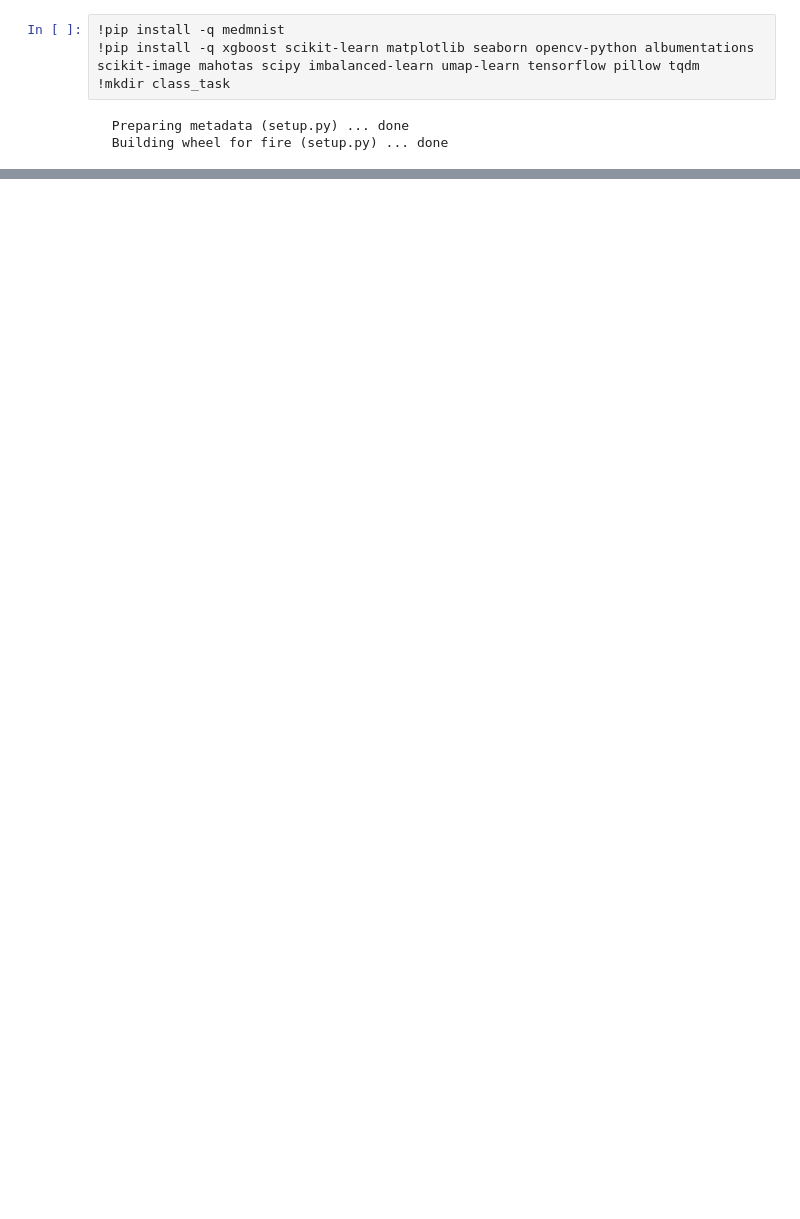
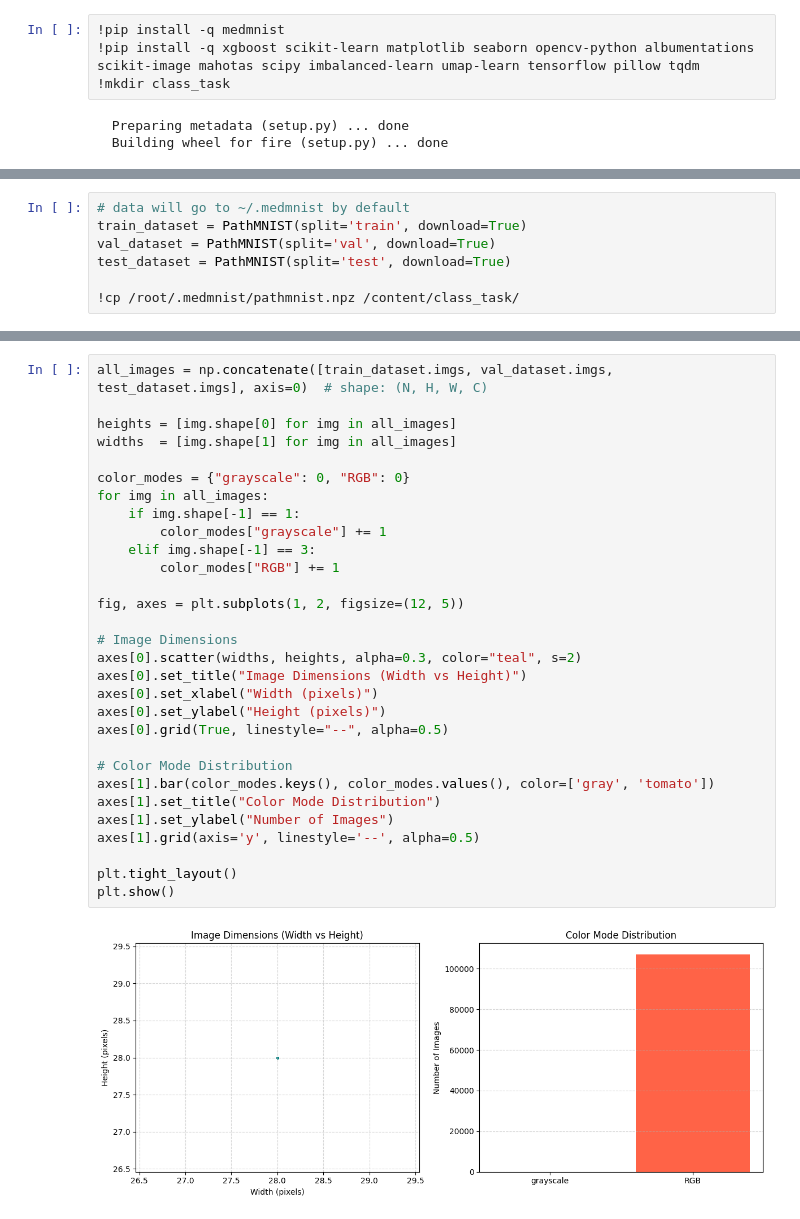
Before and after one commit to MestDash/AML, a Jupyter notebook: notebooks/AML_prj.ipynb, the cells around one changed output, grey strips where cells are left out. Cells and saved outputs as stored; diff of their text form; blank space fills up the shorter version.

```diff
--- a/notebooks/AML_prj.ipynb
+++ b/notebooks/AML_prj.ipynb
@@ -13,0 +25,7 @@ from torch.utils.data import DataLoader
+# %%
+# data will go to ~/.medmnist by default
+train_dataset = PathMNIST(split='train', download=True)
+val_dataset = PathMNIST(split='val', download=True)
+test_dataset = PathMNIST(split='test', download=True)
+
+!cp /root/.medmnist/pathmnist.npz /content/class_task/
@@ -13,0 +107,32 @@ from torch.utils.data import DataLoader
+# %%
+all_images = np.concatenate([train_dataset.imgs, val_dataset.imgs, test_dataset.imgs], axis=0)  # shape: (N, H, W, C)
+
+heights = [img.shape[0] for img in all_images]
+widths  = [img.shape[1] for img in all_images]
+
+color_modes = {"grayscale": 0, "RGB": 0}
+for img in all_images:
+    if img.shape[-1] == 1:
+        color_modes["grayscale"] += 1
+    elif img.shape[-1] == 3:
+        color_modes["RGB"] += 1
+
+fig, axes = plt.subplots(1, 2, figsize=(12, 5))
+
+# Image Dimensions
+axes[0].scatter(widths, heights, alpha=0.3, color="teal", s=2)
+axes[0].set_title("Image Dimensions (Width vs Height)")
+axes[0].set_xlabel("Width (pixels)")
+axes[0].set_ylabel("Height (pixels)")
+axes[0].grid(True, linestyle="--", alpha=0.5)
+
+# Color Mode Distribution
+axes[1].bar(color_modes.keys(), color_modes.values(), color=['gray', 'tomato'])
+axes[1].set_title("Color Mode Distribution")
+axes[1].set_ylabel("Number of Images")
+axes[1].grid(axis='y', linestyle='--', alpha=0.5)
+
+plt.tight_layout()
+plt.show()
+# %% [output]
+[figure, added]
```
Also changed, not shown: parts of 2 cells of this notebook.
